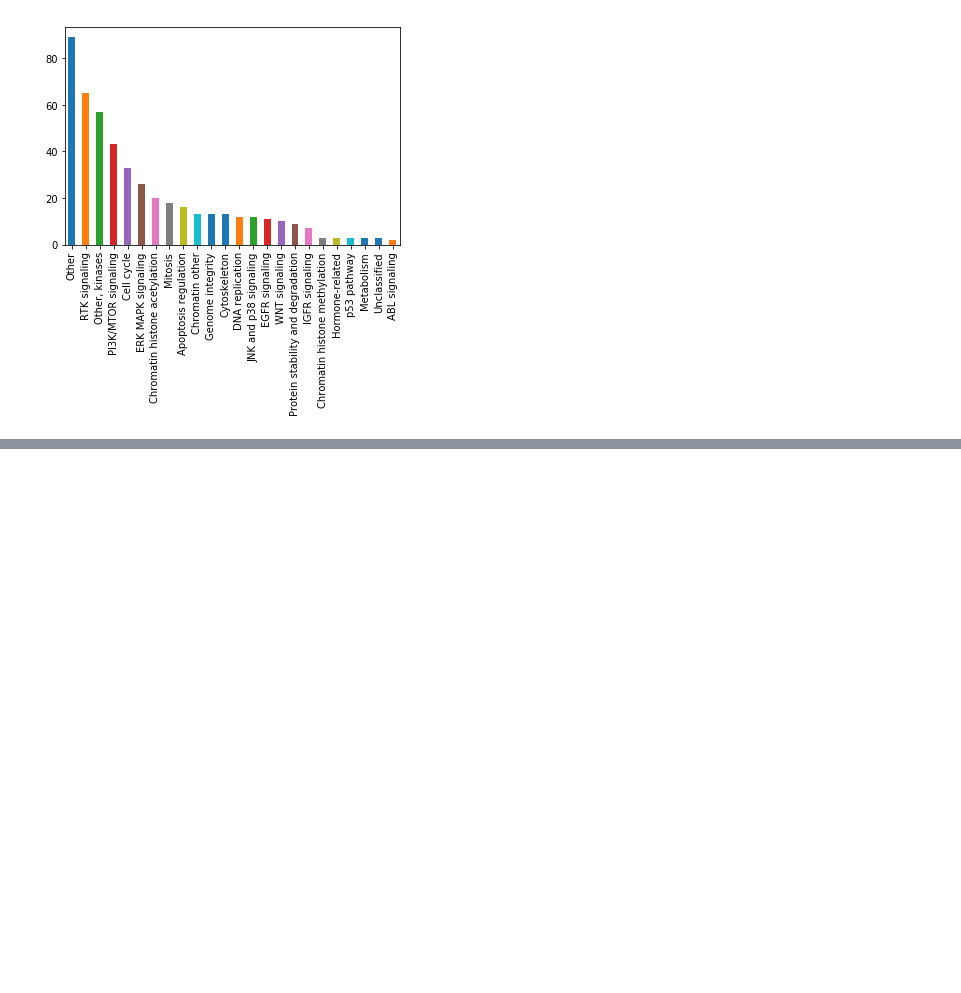
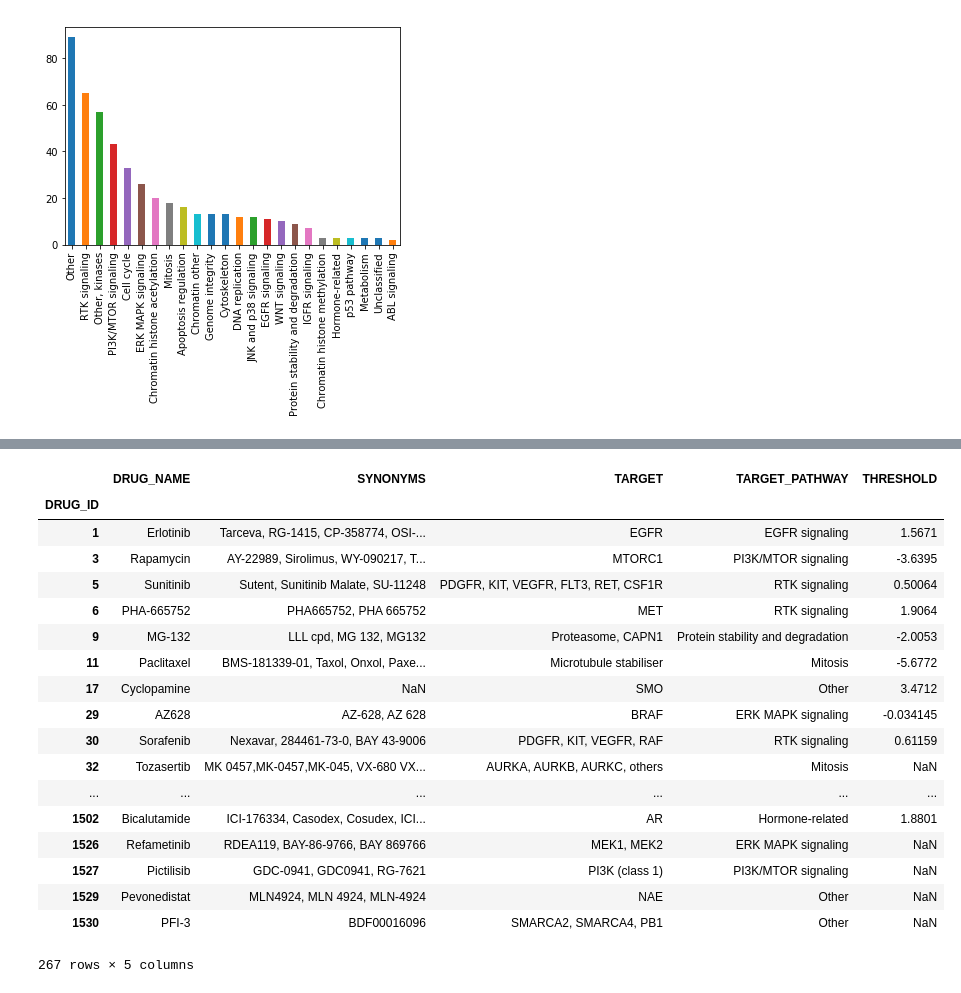
Before and after one commit to esko22/ucb-w210-cap-drug-response, a Jupyter notebook: DrugProfiles/drug_profile_eda.ipynb, the cells around one changed output, grey strips where cells are left out. Drawn from its saved outputs; the diff is of its cells as text; code cells hidden in the pictures; blank space fills up the shorter version.

```diff
--- a/DrugProfiles/drug_profile_eda.ipynb
+++ b/DrugProfiles/drug_profile_eda.ipynb
@@ -190 +180,23 @@ drug_df.describe()
 | freq | 2 | 2 | 7 | 47 | 2.000 |
+# %%
+drug_df
+# %% [output]
+|  | DRUG_NAME | SYNONYMS | TARGET | TARGET_PATHWAY | THRESHOLD |
+| DRUG_ID |  |  |  |  |  |
+| 1 | Erlotinib | Tarceva, RG-1415, CP-358774, OSI-... | EGFR | EGFR signaling | 1.5671 |
+| 3 | Rapamycin | AY-22989, Sirolimus, WY-090217, T... | MTORC1 | PI3K/MTOR signaling | -3.6395 |
+| 5 | Sunitinib | Sutent, Sunitinib Malate, SU-11248 | PDGFR, KIT, VEGFR, FLT3, RET, CSF1R | RTK signaling | 0.50064 |
+| 6 | PHA-665752 | PHA665752, PHA 665752 | MET | RTK signaling | 1.9064 |
+| 9 | MG-132 | LLL cpd, MG 132, MG132 | Proteasome, CAPN1 | Protein stability and degradation | -2.0053 |
+| 11 | Paclitaxel | BMS-181339-01, Taxol, Onxol, Paxe... | Microtubule stabiliser | Mitosis | -5.6772 |
+| 17 | Cyclopamine | NaN | SMO | Other | 3.4712 |
+| 29 | AZ628 | AZ-628, AZ 628 | BRAF | ERK MAPK signaling | -0.034145 |
+| 30 | Sorafenib | Nexavar, 284461-73-0, BAY 43-9006 | PDGFR, KIT, VEGFR, RAF | RTK signaling | 0.61159 |
+| 32 | Tozasertib | MK 0457,MK-0457,MK-045, VX-680 VX... | AURKA, AURKB, AURKC, others | Mitosis | NaN |
+| ... | ... | ... | ... | ... | ... |
+| 1502 | Bicalutamide | ICI-176334, Casodex, Cosudex, ICI... | AR | Hormone-related | 1.8801 |
+| 1526 | Refametinib | RDEA119, BAY-86-9766, BAY 869766 | MEK1, MEK2 | ERK MAPK signaling | NaN |
+| 1527 | Pictilisib | GDC-0941, GDC0941, RG-7621 | PI3K (class 1) | PI3K/MTOR signaling | NaN |
+| 1529 | Pevonedistat | MLN4924, MLN 4924, MLN-4924 | NAE | Other | NaN |
+| 1530 | PFI-3 | BDF00016096 | SMARCA2, SMARCA4, PB1 | Other | NaN |
+267 rows × 5 columns
```
Also changed, not shown: parts of 10 cells of this notebook, 3 other files.
